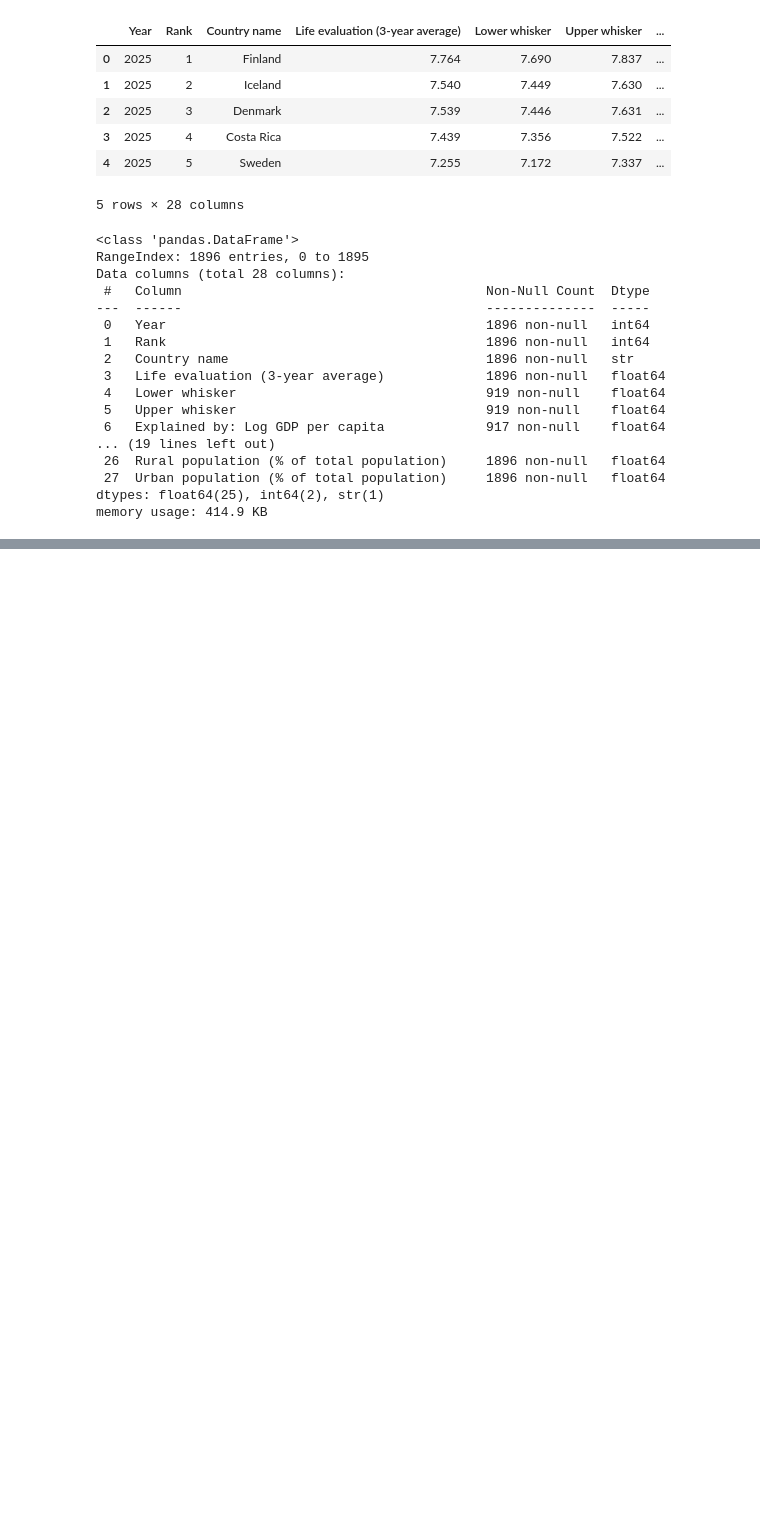
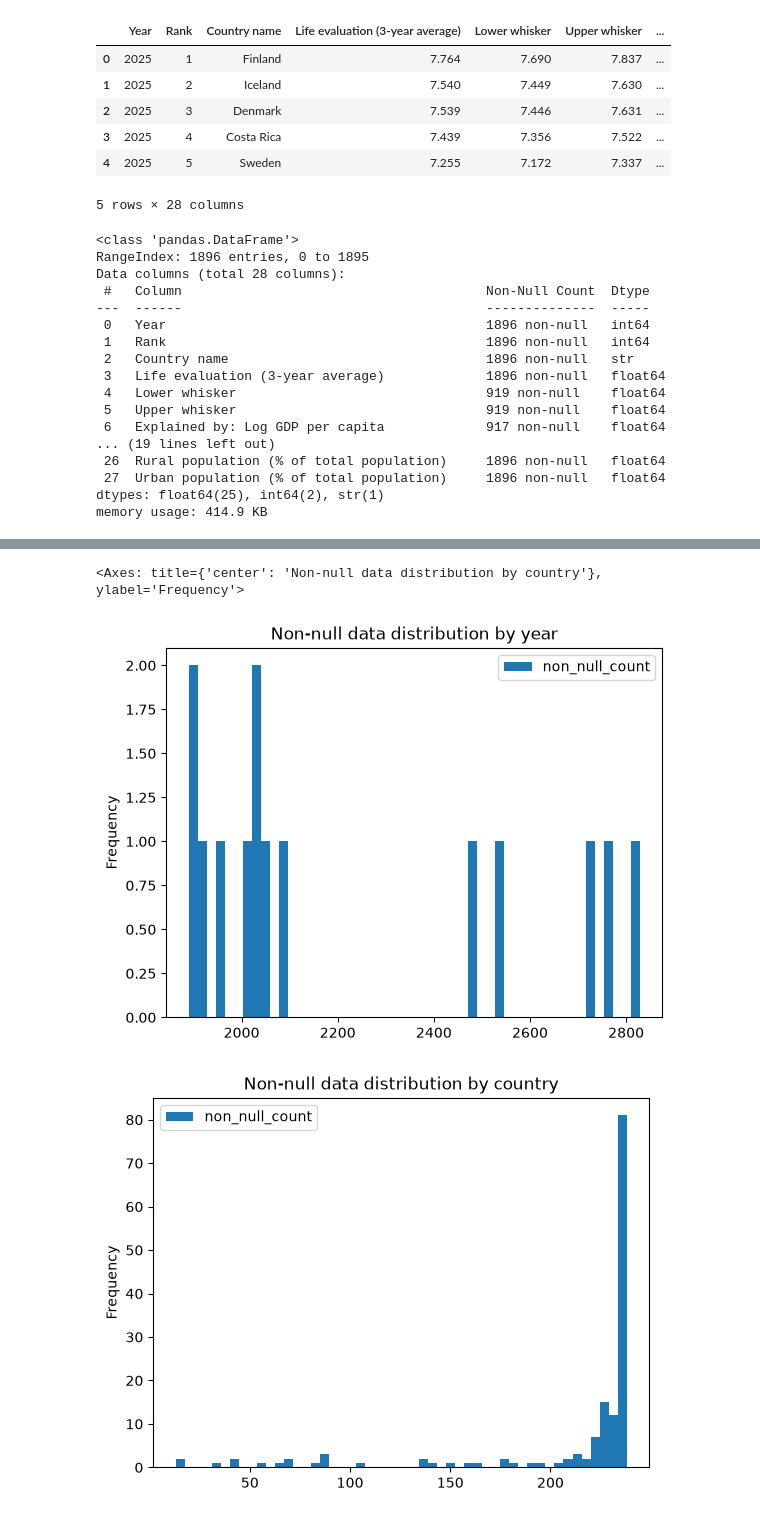
Before and after one commit to flawedvice/happiness-prediction, a Jupyter notebook: exploration.ipynb, the cells around one changed output, grey strips where cells are left out. Drawn from its saved outputs; the diff is of its cells as text; code cells hidden in the pictures; blank space fills up the shorter version.

Commit message:
📦 feat: Data cleaned.

```diff
--- a/exploration.ipynb
+++ b/exploration.ipynb
@@ -404,0 +523,6 @@ As seen above, some features do not have enough data to be useful.
+# %%
+# Count non-null values across all columns except the "Year" and "Country name" features
+valid_df["non_null_count"] = valid_df.drop(columns=["Year", "Country name"]).notna().sum(axis=1)
+
+# Group by year and compute statistics over collected non-null data
+valid_df.groupby("Year")["non_null_count"].describe()
@@ -404,0 +548,5 @@ As seen above, some features do not have enough data to be useful.
+# %%
+valid_df["non_null_count"] = valid_df.drop(columns=["Year", "Country name"]).notna().sum(axis=1)
+# %%
+year_stats = valid_df.groupby("Year").sum().loc[:, ["non_null_count"]].sort_values(by="non_null_count", ascending=False)
+year_stats
@@ -404,0 +582,3 @@ As seen above, some features do not have enough data to be useful.
+# %%
+country_stats = valid_df.groupby("Country name").sum().loc[:, ["non_null_count"]].sort_values(by="non_null_count", ascending=False)
+country_stats
@@ -404,0 +619,7 @@ As seen above, some features do not have enough data to be useful.
+# %%
+year_stats.plot.hist(bins=50, title="Non-null data distribution by year")
+country_stats.plot.hist(bins=50, title="Non-null data distribution by country")
+# %% [output]
+<Axes: title={'center': 'Non-null data distribution by country'}, ylabel='Frequency'>
+[figure, added]
+[figure, added]
```
Also changed, not shown: parts of 27 cells of this notebook, 1 other file.
